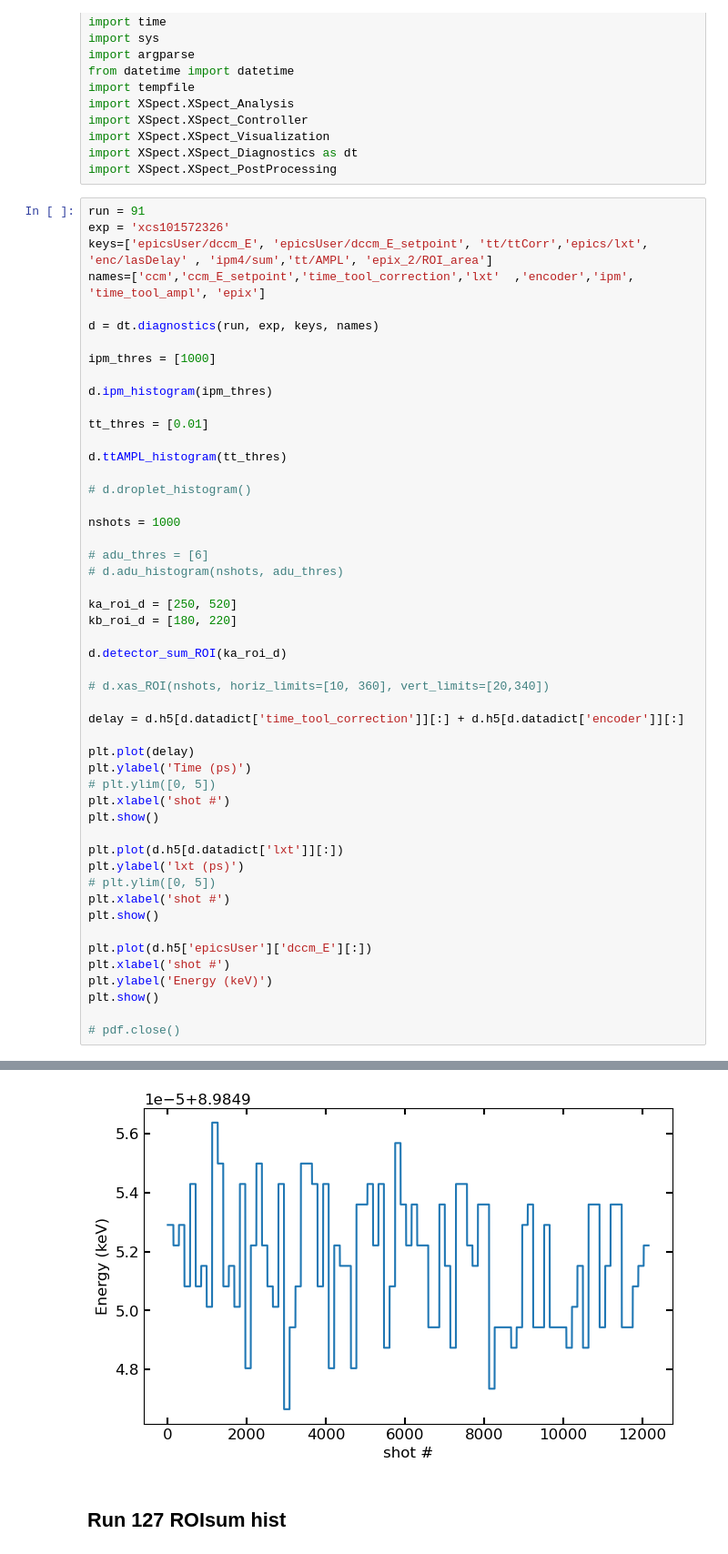
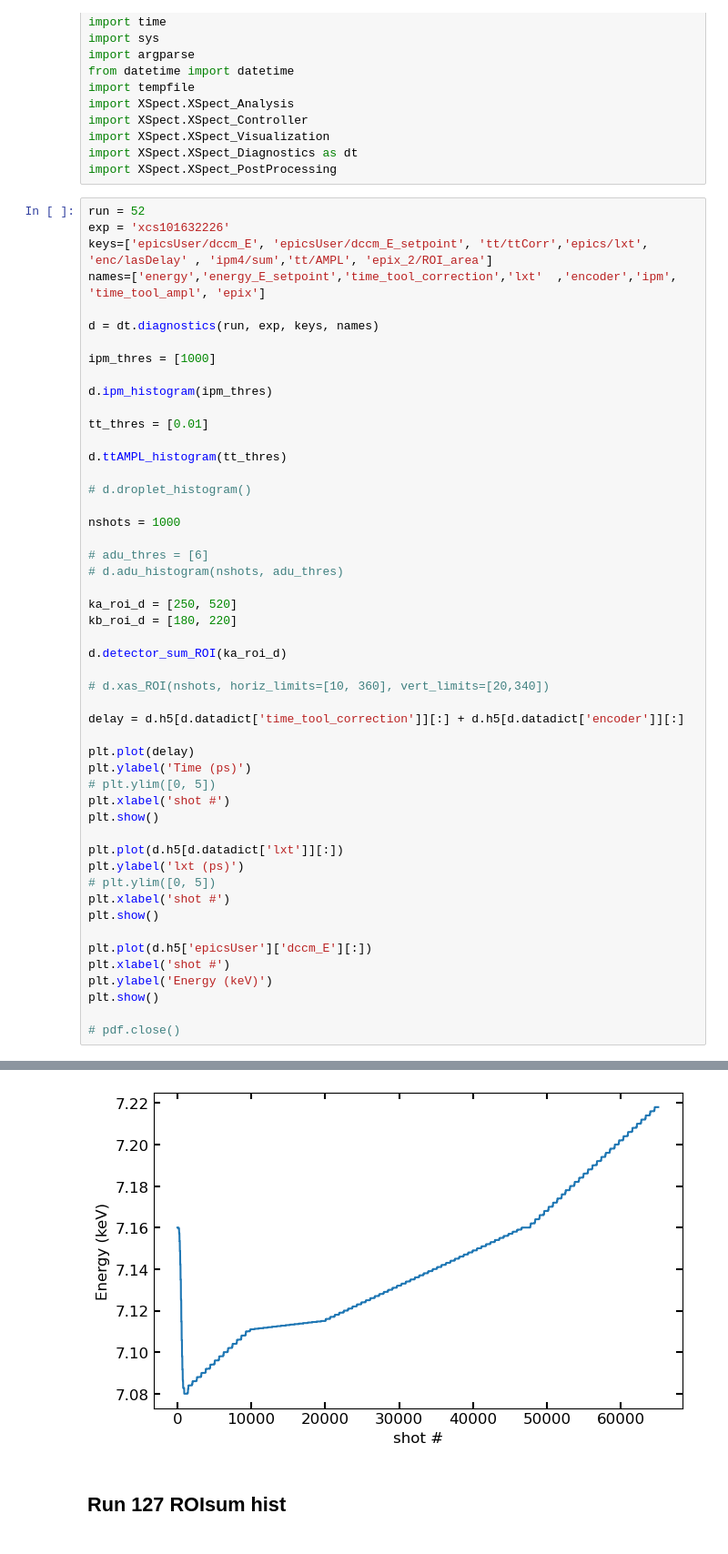
Before and after one commit to lg345/XSpect, a Jupyter notebook: XSpect_XAS_1Denergy.ipynb, the cells around one changed output, grey strips where cells are left out. Shown at 91% size. Saved outputs shown, nothing was run; the diff lists cells and outputs as text.

```diff
--- a/XSpect_XAS_1Denergy.ipynb
+++ b/XSpect_XAS_1Denergy.ipynb
@@ -21,10 +21,10 @@ import XSpect.XSpect_Visualization
 import XSpect.XSpect_Diagnostics as dt
 import XSpect.XSpect_PostProcessing
 # %%
-run = 91
-exp = 'xcs101572326'
+run = 52
+exp = 'xcs101632226'
 keys=['epicsUser/dccm_E', 'epicsUser/dccm_E_setpoint', 'tt/ttCorr','epics/lxt', 'enc/lasDelay' , 'ipm4/sum','tt/AMPL', 'epix_2/ROI_area']
-names=['ccm','ccm_E_setpoint','time_tool_correction','lxt'  ,'encoder','ipm', 'time_tool_ampl', 'epix']
+names=['energy','energy_E_setpoint','time_tool_correction','lxt'  ,'encoder','ipm', 'time_tool_ampl', 'epix']
 
 d = dt.diagnostics(run, exp, keys, names)
 
@@ -80,4 +80,4 @@ Run 91 imported
-[figure, old version]
+[figure, new version]
 # %% [markdown]
 ## Run 127 ROIsum hist
 # %%
```
Also changed, not shown: parts of 10 cells of this notebook, 8 other files.
